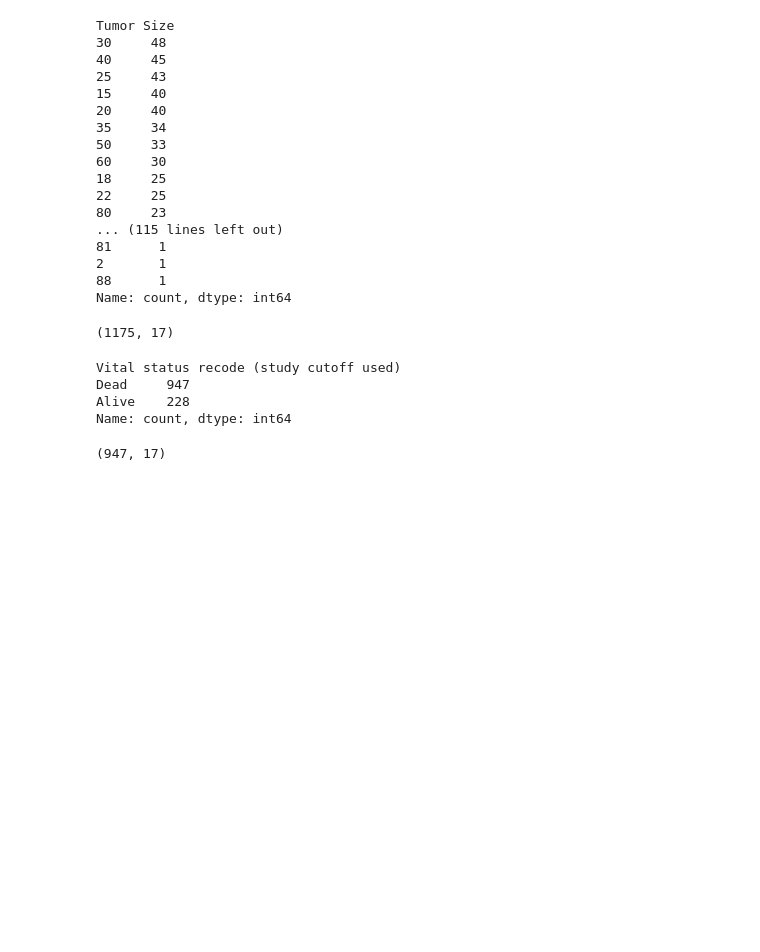
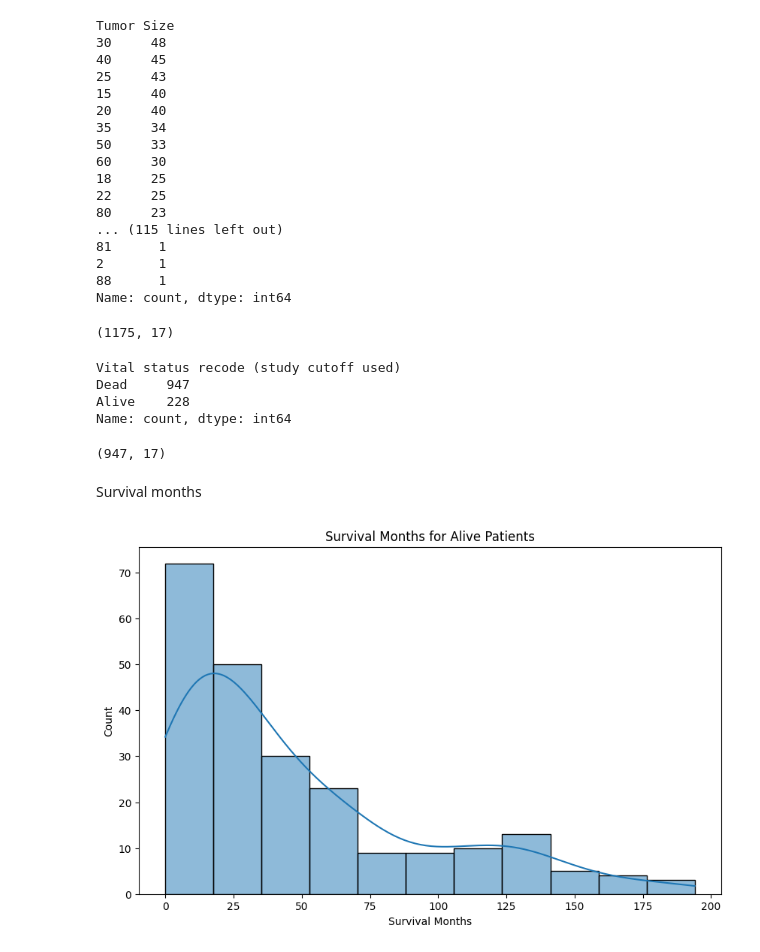
Before and after one commit to MSWinds/C-SCLC-PrognosisML, a Jupyter notebook: preprocessing.ipynb, the cells around one changed output. Drawn from its saved outputs; the diff is of its cells as text; code cells hidden in the pictures; blank space fills up the shorter version.

```diff
--- a/preprocessing.ipynb
+++ b/preprocessing.ipynb
@@ -672,3 +672,18 @@ Name: count, dtype: int64
 df_filtered_test2[df_filtered_test2['Vital status recode (study cutoff used)']=='Dead'].shape
 # %% [output]
 (947, 17)
+# %% [markdown]
+Survival months
+# %%
+df_filtered_test2['Survival Months'] = df_filtered_test2['Survival months'].astype(int)
+
+# drop old column
+df_filtered_test2.drop(columns='Survival months', inplace=True)
+# %%
+# plot the survival months when the patient is alive
+plt.figure(figsize=(10, 6))
+sns.histplot(df_filtered_test2[df_filtered_test2['Vital status recode (study cutoff used)'] == 'Alive']['Survival Months'], kde=True)
+plt.title('Survival Months for Alive Patients')
+plt.show()
+# %% [output]
+[figure, added]
```
Also changed, not shown: parts of 3 cells of this notebook, 1 other file.
